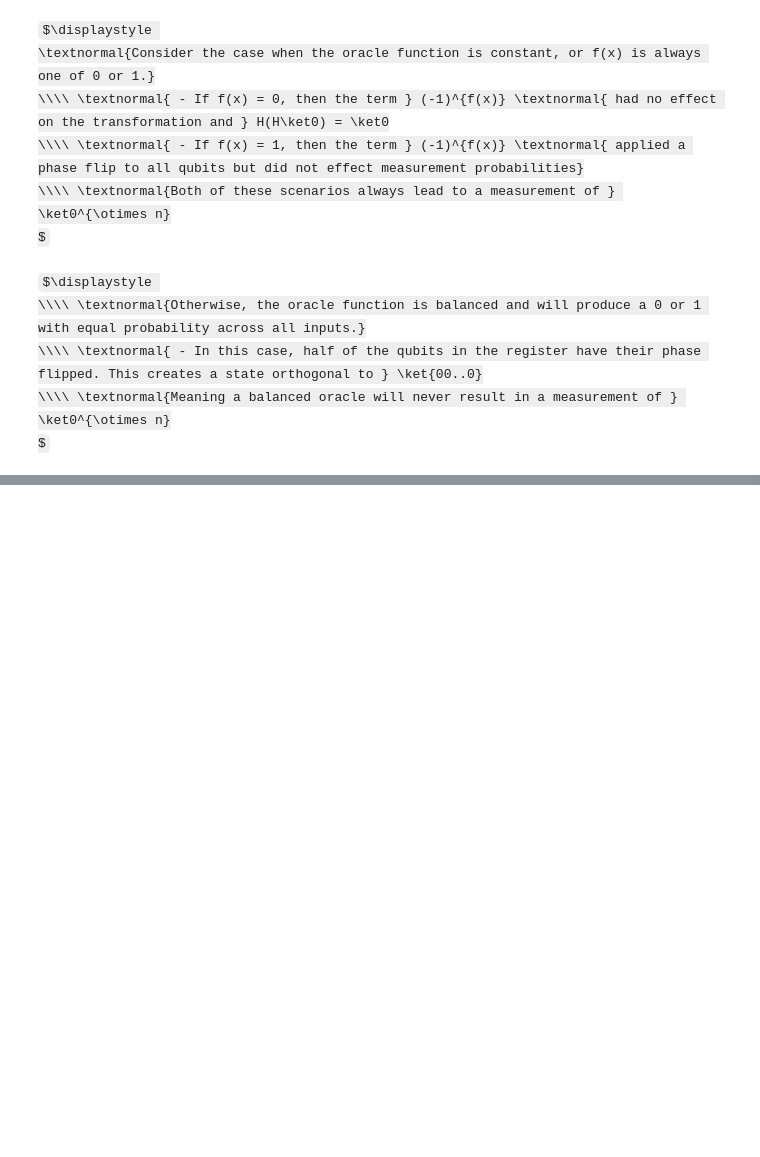
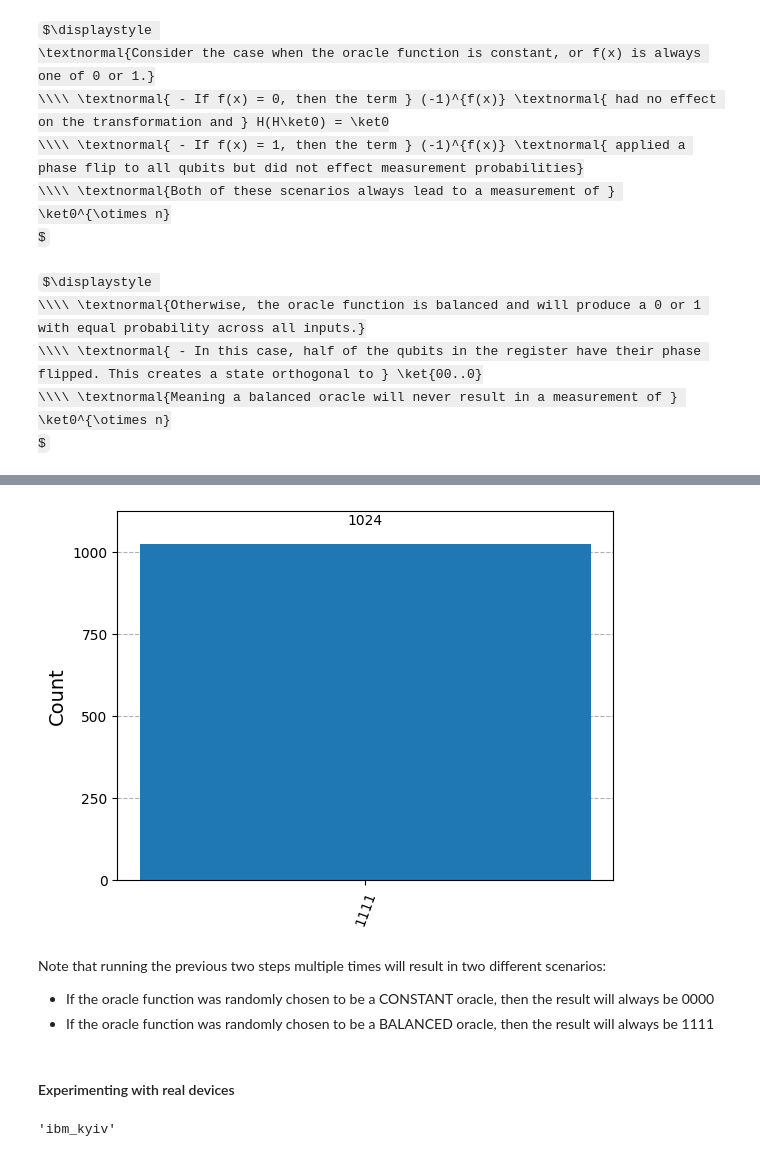
Before and after one commit to AThomsonSMC/uri-qc, a Jupyter notebook: phy573/week3-dj-algorithm.ipynb, the cells around one changed output, grey strips where cells are left out. Cells and saved outputs as stored; diff of their text form; code cells hidden in the pictures; some formulas as TeX source; blank space fills up the shorter version.

```diff
--- a/phy573/week3-dj-algorithm.ipynb
+++ b/phy573/week3-dj-algorithm.ipynb
@@ -222,0 +460,25 @@ $
+# %%
+# Plot the results of running the circuit
+trans_sb_circuit = transpile(sb_circuit, sampler)
+sb_results = sampler.run(trans_sb_circuit).result().get_counts()
+plot_histogram(sb_results)
+# %% [output]
+[figure, added]
+# %% [markdown]
+Note that running the previous two steps multiple times will result in two different scenarios:
+- If the oracle function was randomly chosen to be a CONSTANT oracle, then the result will always be 0000
+- If the oracle function was randomly chosen to be a BALANCED oracle, then the result will always be 1111
+# %% [markdown]
+#### Experimenting with real devices
+# %%
+# Additional imports
+from qiskit_ibm_runtime import QiskitRuntimeService
+from qiskit_ibm_runtime import SamplerV2
+from qiskit.transpiler.preset_passmanagers import generate_preset_pass_manager
+
+# To run on hardware, select the backend with the fewest number of jobs in the queue
+service = QiskitRuntimeService(channel="ibm_quantum")
+backend = service.least_busy(operational=True, simulator=False)
+backend.name
+# %% [output]
+'ibm_kyiv'
```
Also changed, not shown: parts of 29 cells of this notebook.
